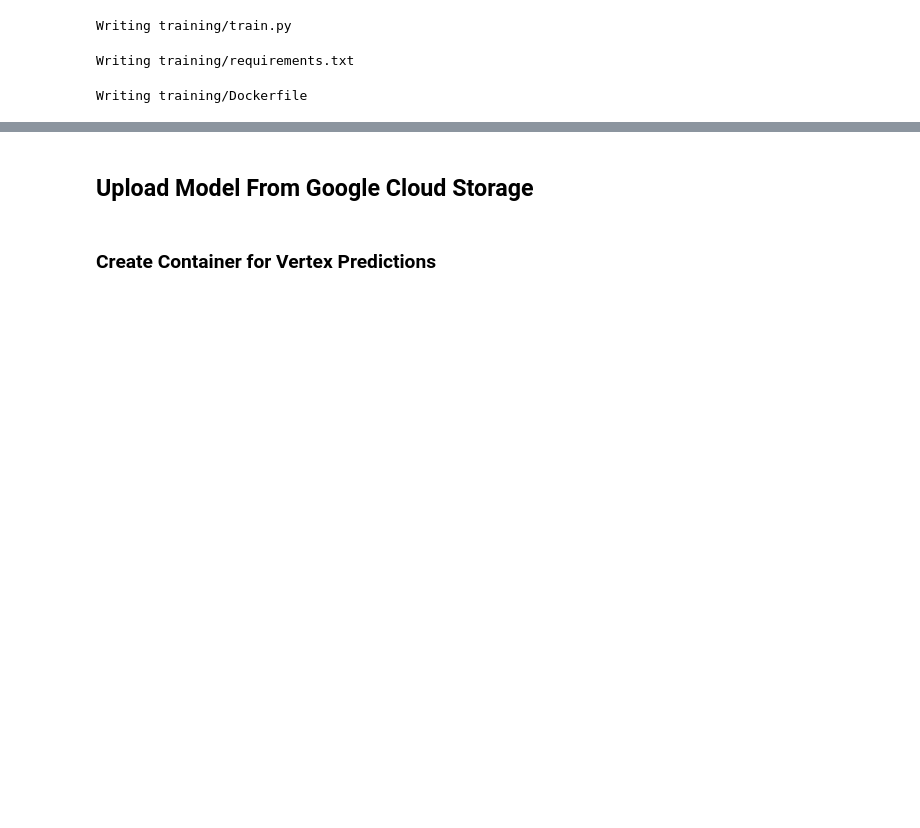
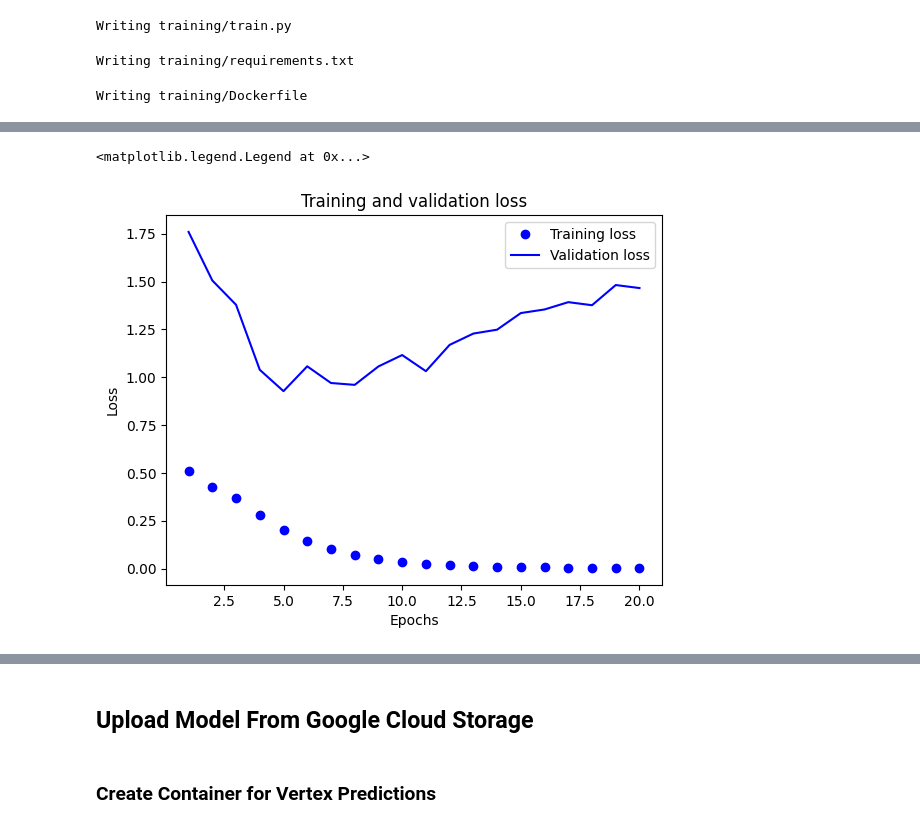
Before and after one commit to jchavezar/vertex-ai-samples, a Jupyter notebook: vertex-custom-ml/tensorflow/custom_jobs/transformer/container-nlp.ipynb, the cells around one changed output, grey strips where cells are left out. Drawn from its saved outputs; the diff is of its cells as text; code cells hidden in the pictures; blank space fills up the shorter version.

```diff
--- a/vertex-custom-ml/tensorflow/custom_jobs/transformer/container-nlp.ipynb
+++ b/vertex-custom-ml/tensorflow/custom_jobs/transformer/container-nlp.ipynb
@@ -16,6 +16,7 @@ from google.cloud import aiplatform as aip
 %%writefile training/train.py
 #%%
 import os
+import json
 import numpy as np
 import tensorflow as tf
 import tensorflow_hub as hub
@@ -72,6 +73,9 @@ history = model.fit(partial_x_train,
                     verbose=1,
                     callbacks=[callback])
 model.save(os.getenv('AIP_MODEL_DIR'))
+
+with open('/gcs/vtxdemos-models/nlp/history.json', 'w') as f:
+    json.dump(history.history, f)
 # %% [output]
 Writing training/train.py
 # %%
@@ -148,0 +143,26 @@ CustomJob run completed. Resource name: projects/254356041555/locations/us-centr
+# %%
+import json
+
+with open('history.json', 'r') as f:
+    history = json.load(f)
+# %%
+from matplotlib import pyplot as plt
+
+acc = history['accuracy']
+val_acc = history['val_accuracy']
+loss = history['loss']
+val_loss = history['val_loss']
+
+epochs = range(1, len(acc) + 1)
+
+# "bo" is for "blue dot"
+plt.plot(epochs, loss, 'bo', label='Training loss')
+# b is for "solid blue line"
+plt.plot(epochs, val_loss, 'b', label='Validation loss')
+plt.title('Training and validation loss')
+plt.xlabel('Epochs')
+plt.ylabel('Loss')
+plt.legend()
+# %% [output]
+<matplotlib.legend.Legend at 0x...>
+[figure, added]
```
Also changed, not shown: parts of 4 cells of this notebook.
